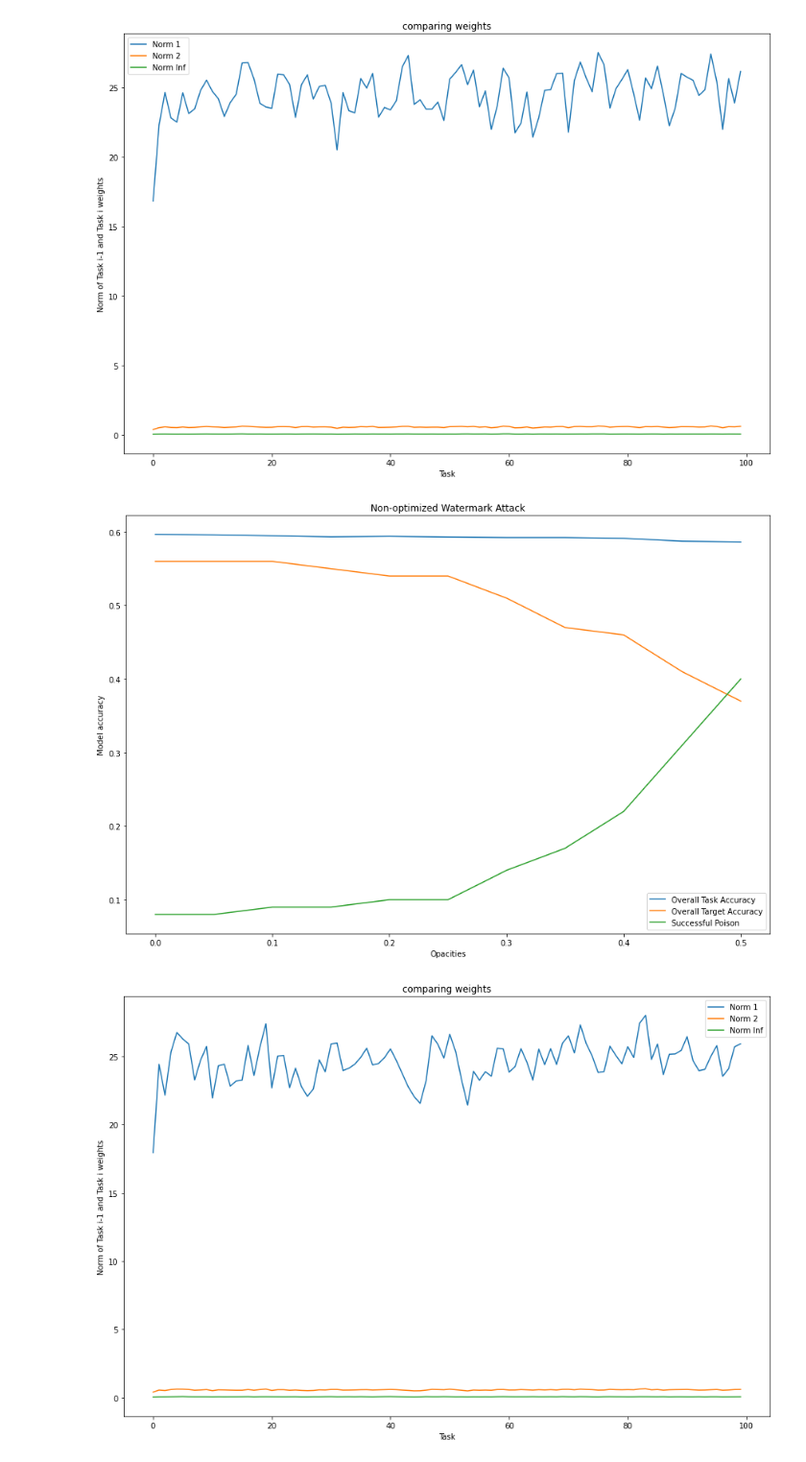
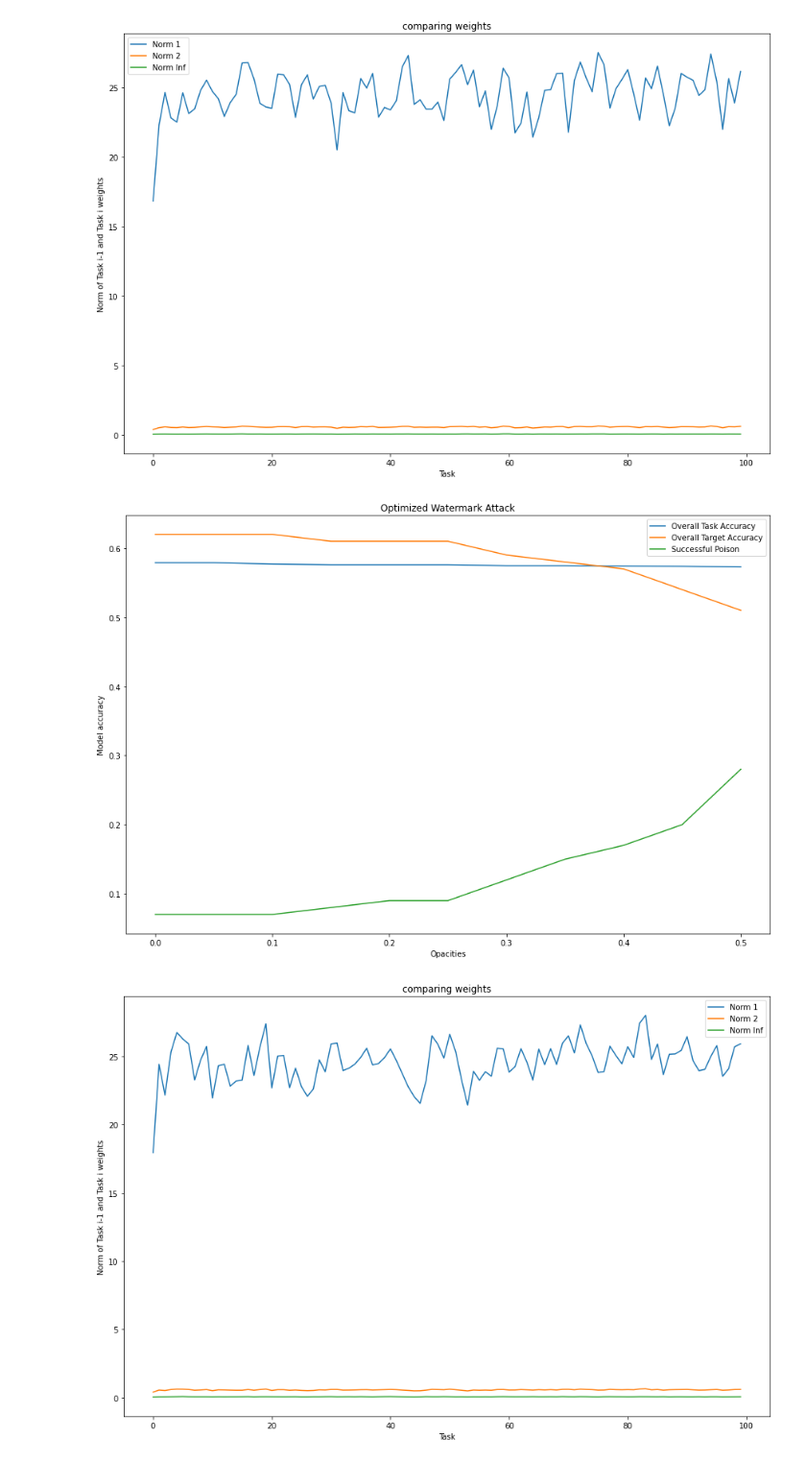
Before and after one commit to mjhoover1/Robust_MAML, a Jupyter notebook: Figure_Creation.ipynb, the cells around one changed output. Shown: that part at 96% size. Cells and saved outputs as stored; diff of their text form; code cells hidden in the pictures.

```diff
--- a/Figure_Creation.ipynb
+++ b/Figure_Creation.ipynb
@@ -417,68 +417,67 @@ plot_fig(range(100), all_norm1, all_norm2, all_norminf, title, 'Task', 'Norm of
 [figure]
 # %%
 model = 'MiniImagenet_n_way_5_k_shot_5_acc_0.607421875_dateMMDDYYY_11102021'
-title = 'Non-optimized Watermark Attack'
+title = 'Optimized Watermark Attack'
 
- # Get results
-base_preds = """Target opacity: 0 base_predictions: 0.08
-Target opacity: 0.05 base_predictions: 0.08
-Target opacity: 0.1 base_predictions: 0.09
-Target opacity: 0.15 base_predictions: 0.09
-Target opacity: 0.2 base_predictions: 0.1
-Target opacity: 0.25 base_predictions: 0.1
-Target opacity: 0.3 base_predictions: 0.14
-Target opacity: 0.35 base_predictions: 0.17
-Target opacity: 0.4 base_predictions: 0.22
-Target opacity: 0.45 base_predictions: 0.31
-Target opacity: 0.5 base_predictions: 0.4"""
+base_preds = """Target opacity: 0 base_predictions: 0.07
+Target opacity: 0.05 base_predictions: 0.07
+Target opacity: 0.1 base_predictions: 0.07
+Target opacity: 0.15 base_predictions: 0.08
+Target opacity: 0.2 base_predictions: 0.09
+Target opacity: 0.25 base_predictions: 0.09
+Target opacity: 0.3 base_predictions: 0.12
+Target opacity: 0.35 base_predictions: 0.15
+Target opacity: 0.4 base_predictions: 0.17
+Target opacity: 0.45 base_predictions: 0.2
+Target opacity: 0.5 base_predictions: 0.28"""
 
-target_preds = """Target opacity: 0 target_predictions: 0.56
-Target opacity: 0.05 target_predictions: 0.56
-Target opacity: 0.1 target_predictions: 0.56
-Target opacity: 0.15 target_predictions: 0.55
-Target opacity: 0.2 target_predictions: 0.54
-Target opacity: 0.25 target_predictions: 0.54
-Target opacity: 0.3 target_predictions: 0.51
-Target opacity: 0.35 target_predictions: 0.47
-Target opacity: 0.4 target_predictions: 0.46
-Target opacity: 0.45 target_predictions: 0.41
-Target opacity: 0.5 target_predictions: 0.37"""
+target_preds = """Target opacity: 0 target_predictions: 0.62
+Target opacity: 0.05 target_predictions: 0.62
+Target opacity: 0.1 target_predictions: 0.62
+Target opacity: 0.15 target_predictions: 0.61
+Target opacity: 0.2 target_predictions: 0.61
+Target opacity: 0.25 target_predictions: 0.61
+Target opacity: 0.3 target_predictions: 0.59
+Target opacity: 0.35 target_predictions: 0.58
+Target opacity: 0.4 target_predictions: 0.57
+Target opacity: 0.45 target_predictions: 0.54
+Target opacity: 0.5 target_predictions: 0.51"""
 
-query = """Target opacity: 0 accuracies: [0.2014 0.563  0.5864 0.5923 0.5938 0.594  0.596  0.5967 0.5957 0.5957
- 0.5967]
-Target opacity: 0.05 accuracies: [0.2014 0.564  0.585  0.591  0.5933 0.596  0.597  0.597  0.5967 0.597
- 0.596 ]
-Target opacity: 0.1 accuracies: [0.2014 0.5645 0.5845 0.5894 0.5923 0.5947 0.595  0.595  0.595  0.5947
- 0.5947]
-Target opacity: 0.15 accuracies: [0.2014 0.563  0.5845 0.5884 0.5913 0.594  0.595  0.5947 0.594  0.5933
- 0.5933]
-Target opacity: 0.2 accuracies: [0.2014 0.562  0.585  0.589  0.591  0.594  0.595  0.5938 0.5933 0.594
- 0.594 ]
-Target opacity: 0.25 accuracies: [0.2014 0.5625 0.5845 0.5874 0.5894 0.593  0.5923 0.592  0.593  0.5938
- 0.593 ]
-Target opacity: 0.3 accuracies: [0.2014 0.5615 0.584  0.586  0.5874 0.5913 0.592  0.592  0.5923 0.592
- 0.5923]
-Target opacity: 0.35 accuracies: [0.2014 0.5596 0.583  0.584  0.5874 0.5913 0.5903 0.5913 0.5923 0.5923
- 0.5923]
-Target opacity: 0.4 accuracies: [0.2014 0.558  0.581  0.5845 0.586  0.589  0.59   0.591  0.591  0.59
- 0.5913]
-Target opacity: 0.45 accuracies: [0.2014 0.5576 0.5806 0.5845 0.585  0.586  0.5864 0.587  0.587  0.5874
- 0.5874]
-Target opacity: 0.5 accuracies: [0.2014 0.557  0.5796 0.5835 0.5845 0.5845 0.5845 0.5845 0.5854 0.5854
- 0.5864]"""
+query = """Target opacity: 0 accuracies: [0.195  0.5483 0.57   0.574  0.577  0.5776 0.579  0.579  0.5786 0.5776
+ 0.579 ]
+Target opacity: 0.05 accuracies: [0.195  0.549  0.5684 0.576  0.5786 0.5786 0.5786 0.5796 0.5786 0.5786
+ 0.579 ]
+Target opacity: 0.1 accuracies: [0.195  0.5474 0.567  0.575  0.5786 0.579  0.5786 0.5796 0.5786 0.578
+ 0.577 ]
+Target opacity: 0.15 accuracies: [0.195  0.5474 0.568  0.5747 0.578  0.5776 0.578  0.578  0.5776 0.576
+ 0.576 ]
+Target opacity: 0.2 accuracies: [0.195  0.5464 0.5674 0.576  0.5776 0.577  0.5786 0.5776 0.577  0.576
+ 0.576 ]
+Target opacity: 0.25 accuracies: [0.195  0.5454 0.568  0.574  0.5767 0.5776 0.5786 0.577  0.5767 0.576
+ 0.576 ]
+Target opacity: 0.3 accuracies: [0.195  0.5444 0.5674 0.5737 0.5776 0.577  0.5767 0.576  0.5747 0.5747
+ 0.5747]
+Target opacity: 0.35 accuracies: [0.195  0.544  0.5654 0.5737 0.5757 0.5757 0.576  0.575  0.5757 0.5747
+ 0.5747]
+Target opacity: 0.4 accuracies: [0.195  0.543  0.5654 0.573  0.5737 0.5747 0.5767 0.5767 0.576  0.5747
+ 0.574 ]
+Target opacity: 0.45 accuracies: [0.195  0.5415 0.564  0.5728 0.573  0.574  0.575  0.5747 0.5757 0.574
+ 0.5737]
+Target opacity: 0.5 accuracies: [0.195  0.5396 0.564  0.571  0.572  0.573  0.574  0.574  0.5728 0.5728
+ 0.5728]"""
 
 query_accuracy = []
 target_accuracy = []
 base_over_target = []
 
 create_list_from_str(target_accuracy, target_preds)
 create_list_from_str(base_over_target, base_preds)
 create_query(query_accuracy, query)
 labels = ['Overall Task Accuracy', 'Overall Target Accuracy', 'Successful Poison']
 
 plot_fig(opacities, query_accuracy, target_accuracy, base_over_target, title, 'Opacities', 'Model accuracy', labels)
 # %% [output]
-[figure, old version]
+[figure, new version]
 # %%
 title = 'comparing weights'
 
```
